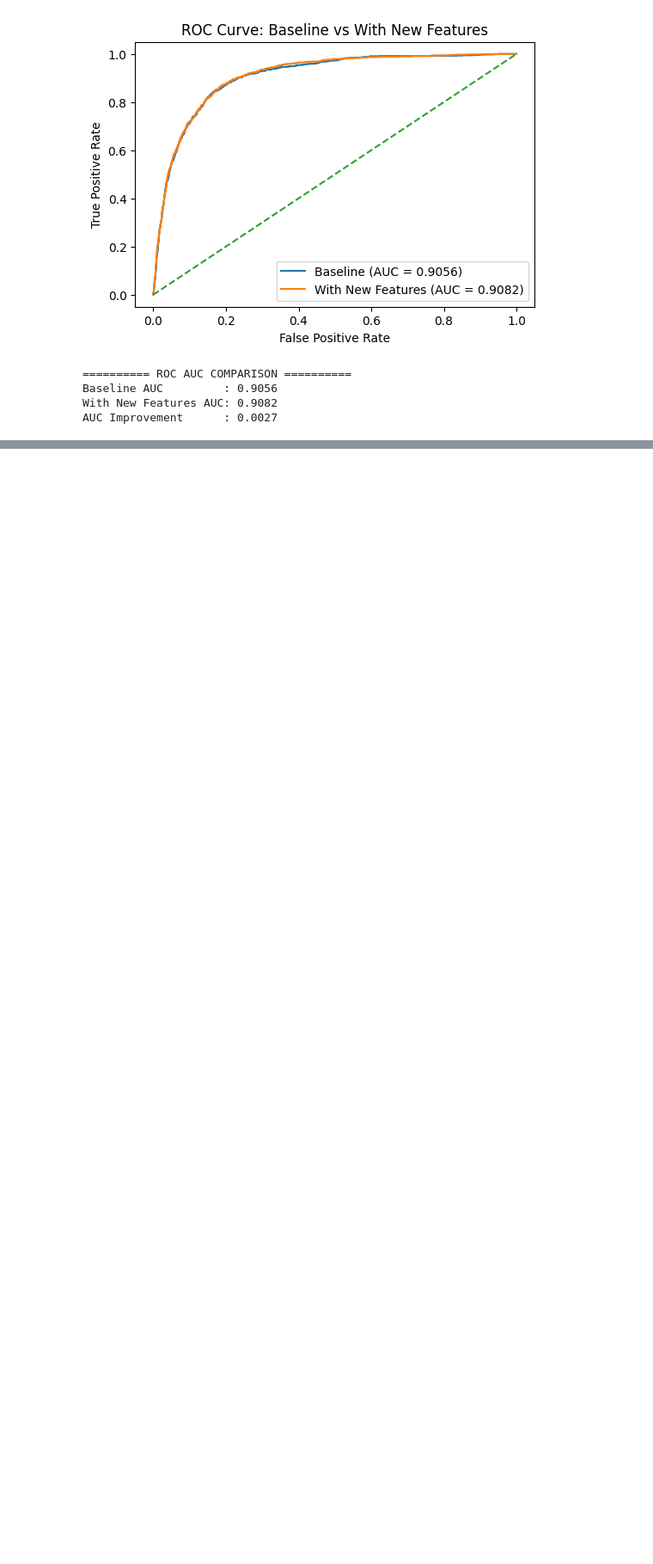
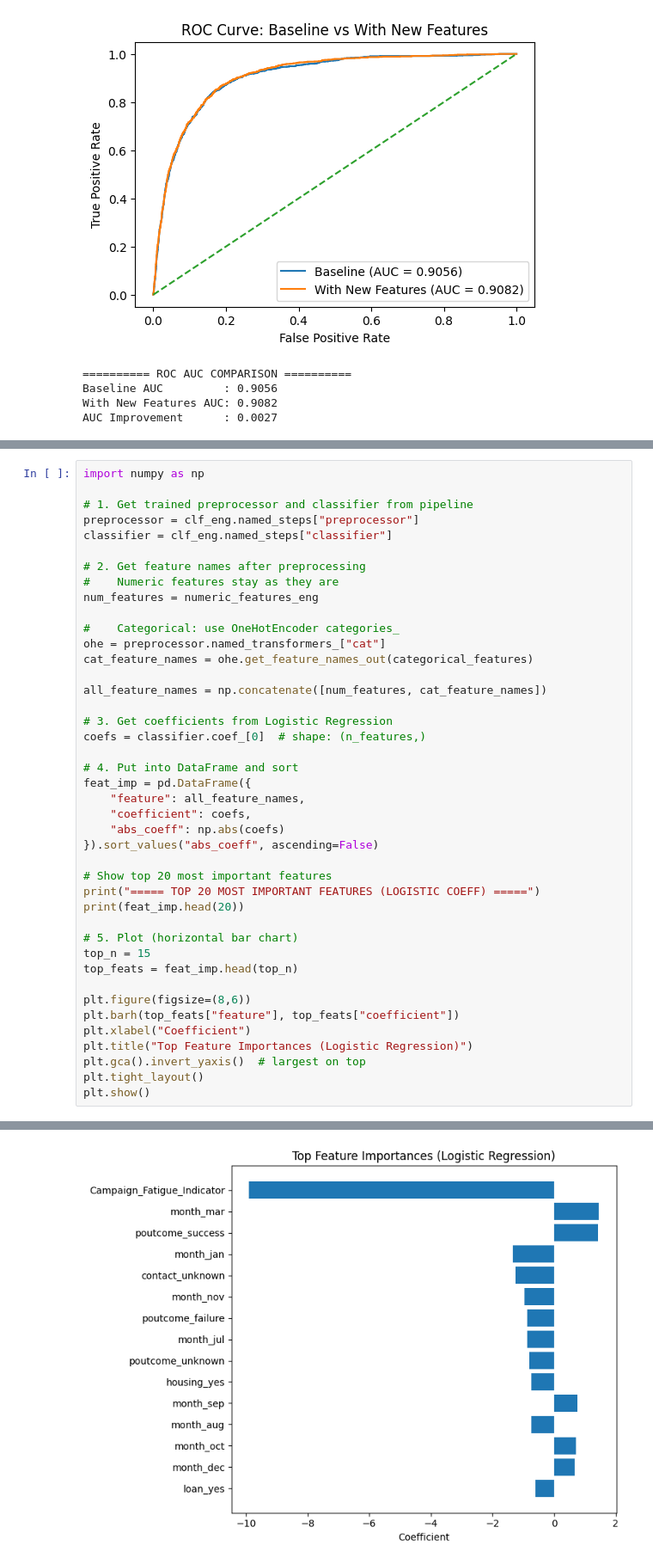
Before and after one commit to gulshan0201/DATA-Science, a Jupyter notebook: Project_ML.ipynb, the cells around one changed output, grey strips where cells are left out. Shown at 86% size. Cells and saved outputs as stored; diff of their text form; blank space fills up the shorter version.

```diff
--- a/Project_ML.ipynb
+++ b/Project_ML.ipynb
@@ -371,0 +517,43 @@ AUC Improvement      : 0.0027
+# %%
+import numpy as np
+
+# 1. Get trained preprocessor and classifier from pipeline
+preprocessor = clf_eng.named_steps["preprocessor"]
+classifier = clf_eng.named_steps["classifier"]
+
+# 2. Get feature names after preprocessing
+#    Numeric features stay as they are
+num_features = numeric_features_eng
+
+#    Categorical: use OneHotEncoder categories_
+ohe = preprocessor.named_transformers_["cat"]
+cat_feature_names = ohe.get_feature_names_out(categorical_features)
+
+all_feature_names = np.concatenate([num_features, cat_feature_names])
+
+# 3. Get coefficients from Logistic Regression
+coefs = classifier.coef_[0]  # shape: (n_features,)
+
+# 4. Put into DataFrame and sort
+feat_imp = pd.DataFrame({
+    "feature": all_feature_names,
+    "coefficient": coefs,
+    "abs_coeff": np.abs(coefs)
+}).sort_values("abs_coeff", ascending=False)
+
+# Show top 20 most important features
+print("===== TOP 20 MOST IMPORTANT FEATURES (LOGISTIC COEFF) =====")
+print(feat_imp.head(20))
+
+# 5. Plot (horizontal bar chart)
+top_n = 15
+top_feats = feat_imp.head(top_n)
+
+plt.figure(figsize=(8,6))
+plt.barh(top_feats["feature"], top_feats["coefficient"])
+plt.xlabel("Coefficient")
+plt.title("Top Feature Importances (Logistic Regression)")
+plt.gca().invert_yaxis()  # largest on top
+plt.tight_layout()
+plt.show()
+# %% [output]
@@ -371,0 +577 @@ AUC Improvement      : 0.0027
+[figure, added]
```
Also changed, not shown: parts of 10 cells of this notebook.
